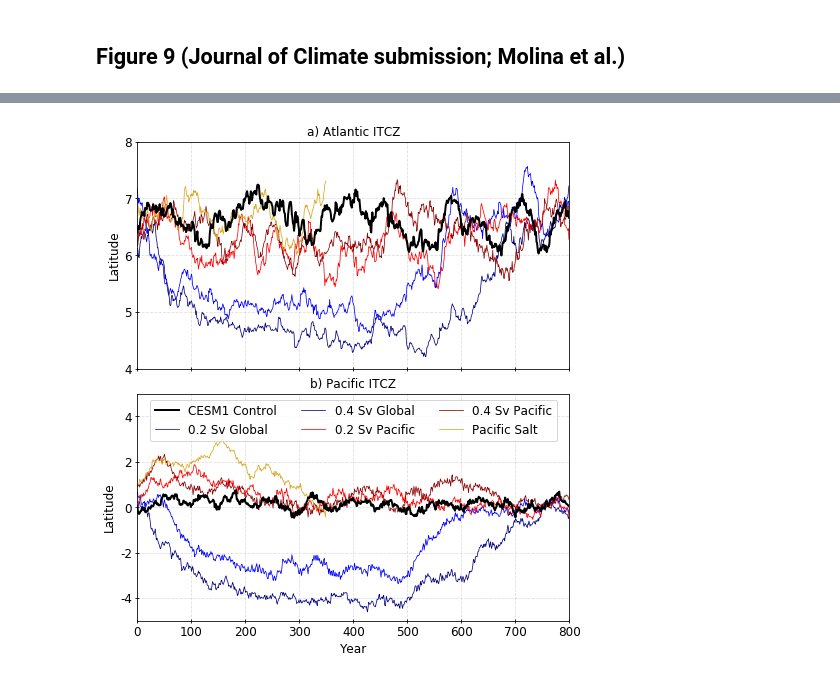
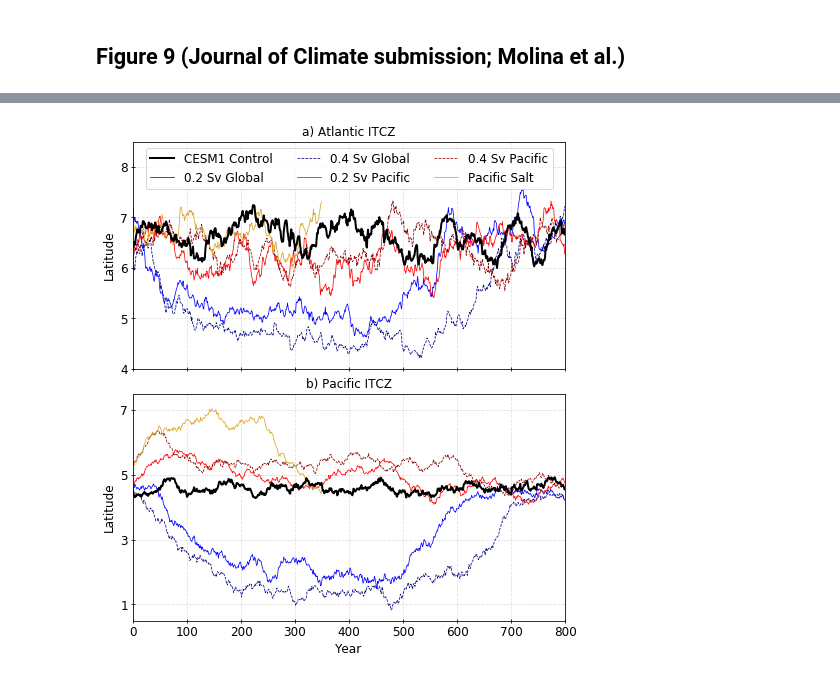
Before and after one commit to mariajmolina/climatico, a Jupyter notebook: notebooks/figures/fig9_itcz.ipynb, the cells around one changed output, grey strips where cells are left out. Cells and saved outputs as stored; diff of their text form; code cells hidden in the pictures.

```diff
--- a/notebooks/figures/fig9_itcz.ipynb
+++ b/notebooks/figures/fig9_itcz.ipynb
@@ -34,7 +34,7 @@ windv_p04sv = 'b.e11.B1850LENS.f09_g16.FWAtSalP04Sv.cam.850.V.*.nc'
 windv_psalt = 'b.e11.B1850LENS.f09_g16.FWPaSalP04Sv.cam.850.V.*.nc'
 windv_cntrl = 'b.e11.B1850C5CN.f09_g16.005.cam.850.V.*.nc'
 # %%
-pac_itcz = enso.DefineNino(nino='pacitcz', lats='lat', lons='lon')
+pac_itcz = enso.DefineNino(nino='npacitcz', lats='lat', lons='lon')
 atl_itcz = enso.DefineNino(nino='atlitcz', lats='lat', lons='lon')
 # %%
 def wind_convergence(U,V):
@@ -349,17 +349,17 @@ l1, = ax1.plot(ds_itcz_atl_cntrl['itcz'].idxmax('lat').median('lon').resample(ti
 l2, = ax1.plot(ds_itcz_atl_g02sv['itcz'].idxmax('lat').median('lon').resample(time='AS').mean().rolling(time=30,min_periods=1,center=True).mean(),
                c='blue', alpha=1.0, lw=0.75, zorder=2)
 l3, = ax1.plot(ds_itcz_atl_g04sv['itcz'].idxmax('lat').median('lon').resample(time='AS').mean().rolling(time=30,min_periods=1,center=True).mean(),
-               c='navy', alpha=1.0, ls='-', lw=0.75, zorder=2)
+               c='navy', alpha=1.0, ls='--', lw=0.75, zorder=2)
 l4, = ax1.plot(ds_itcz_atl_p02sv['itcz'].idxmax('lat').median('lon').resample(time='AS').mean().rolling(time=30,min_periods=1,center=True).mean(),
                c='red', alpha=1.0, lw=0.75, zorder=2)
 l5, = ax1.plot(ds_itcz_atl_p04sv['itcz'].idxmax('lat').median('lon').resample(time='AS').mean().rolling(time=30,min_periods=1,center=True).mean(),
-               c='darkred', alpha=1.0, ls='-', lw=0.75, zorder=2)
+               c='darkred', alpha=1.0, ls='--', lw=0.75, zorder=2)
 l6, = ax1.plot(ds_itcz_atl_psalt['itcz'].idxmax('lat').median('lon').resample(time='AS').mean().rolling(time=30,min_periods=1,center=True).mean(),
                c='goldenrod', alpha=1.0, lw=0.75, zorder=2)
 
 ax1.margins(x=0)
 ax1.set_xlim([0,800])
-ax1.set_ylim([4,8])
+ax1.set_ylim([4,8.5])
 
 ax1.tick_params(axis='both', labelleft=True, direction='inout', labelbottom=False, labelsize=12)
 ax1.grid(alpha=0.4, ls='--')
@@ -380,44 +380,48 @@ l1, = ax2.plot(ds_itcz_pac_cntrl['itcz'].idxmax('lat').median('lon').resample(ti
 l2, = ax2.plot(ds_itcz_pac_g02sv['itcz'].idxmax('lat').median('lon').resample(time='AS').mean().rolling(time=30,min_periods=1,center=True).mean(),
                c='blue', alpha=1.0, lw=0.75, zorder=2)
 l3, = ax2.plot(ds_itcz_pac_g04sv['itcz'].idxmax('lat').median('lon').resample(time='AS').mean().rolling(time=30,min_periods=1,center=True).mean(),
-               c='navy', alpha=1.0, ls='-', lw=0.75, zorder=2)
+               c='navy', alpha=1.0, ls='--', lw=0.75, zorder=2)
 l4, = ax2.plot(ds_itcz_pac_p02sv['itcz'].idxmax('lat').median('lon').resample(time='AS').mean().rolling(time=30,min_periods=1,center=True).mean(),
                c='red', alpha=1.0, lw=0.75, zorder=2)
 l5, = ax2.plot(ds_itcz_pac_p04sv['itcz'].idxmax('lat').median('lon').resample(time='AS').mean().rolling(time=30,min_periods=1,center=True).mean(),
-               c='darkred', alpha=1.0, ls='-', lw=0.75, zorder=2)
+               c='darkred', alpha=1.0, ls='--', lw=0.75, zorder=2)
 l6, = ax2.plot(ds_itcz_pac_psalt['itcz'].idxmax('lat').median('lon').resample(time='AS').mean().rolling(time=30,min_periods=1,center=True).mean(),
                c='goldenrod', alpha=1.0, lw=0.75, zorder=2)
 
 ax2.margins(x=0)
 ax2.set_xlim([0,800])
-ax2.set_ylim([-5,5])
+ax2.set_ylim([0.5,7.5])
 
 ax2.tick_params(axis='both', labelleft=True, direction='inout', labelbottom=True, labelsize=12)
 ax2.grid(alpha=0.4, ls='--')
 
 ax2.set_ylabel(r'Latitude', fontsize=12)
 ax2.set_xlabel(r'Year', fontsize=12)
 
-ax2.set_yticks([-4,-2,0,2,4])
-ax2.set_yticklabels([-4,-2,0,2,4])
+ax2.set_yticks([1,3,5,7])
+ax2.set_yticklabels([1,3,5,7])
 
-ax2.legend([l1,l2,l3,l4,l5,l6],
+
+# --------------
+
+
+ax1.legend([l1,l2,l3,l4,l5,l6],
            ['CESM1 Control',
             '0.2 Sv Global',
             '0.4 Sv Global',
             '0.2 Sv Pacific',
             '0.4 Sv Pacific',
             'Pacific Salt'],
             fontsize=12, ncol=3,
             loc='upper center')
 
-# --------------
+
 # --------------
 
 plt.savefig(f'{directory_figs}amocenso_fig9.png', bbox_inches='tight', dpi=200)
 plt.savefig(f'{directory_figs}amocenso_fig9.pdf', bbox_inches='tight', dpi=500)
 plt.show()
 
 # --------------
 # %% [output]
-[figure, old version]
+[figure, new version]
```
Also changed, not shown: parts of 1 cell of this notebook, 15 other files.
